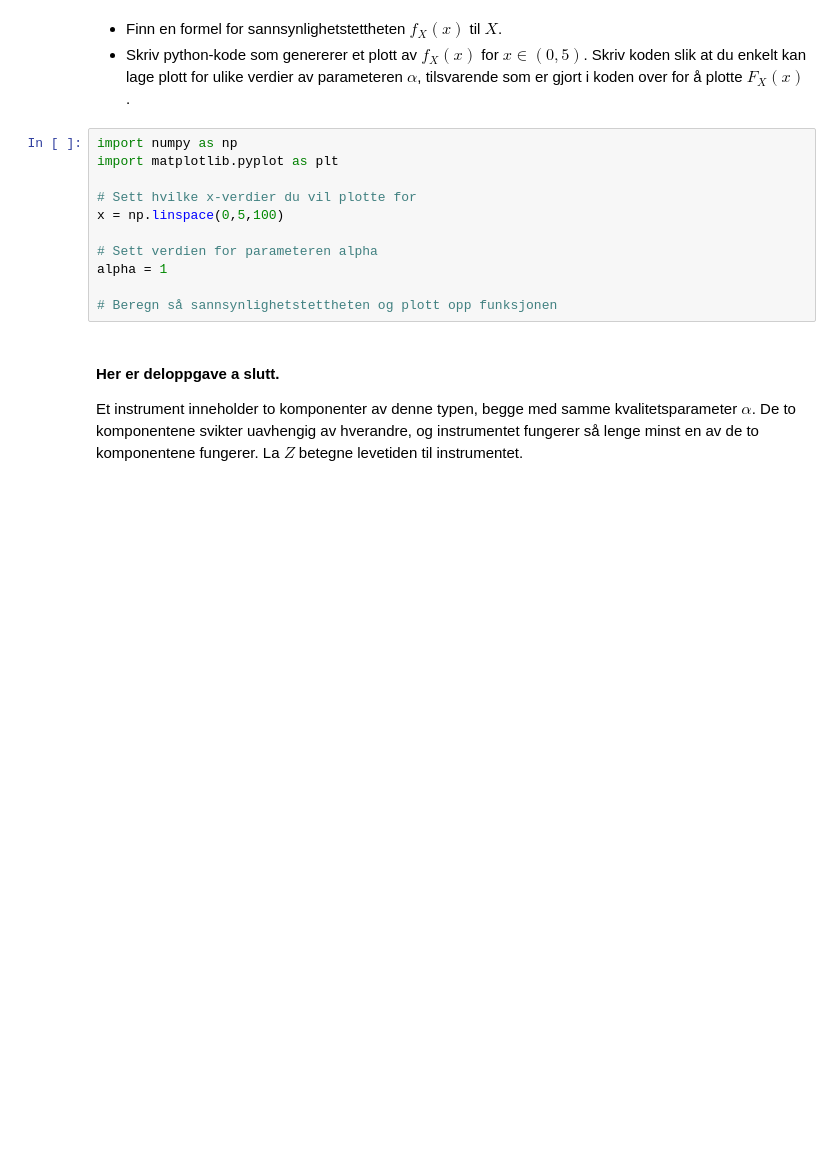
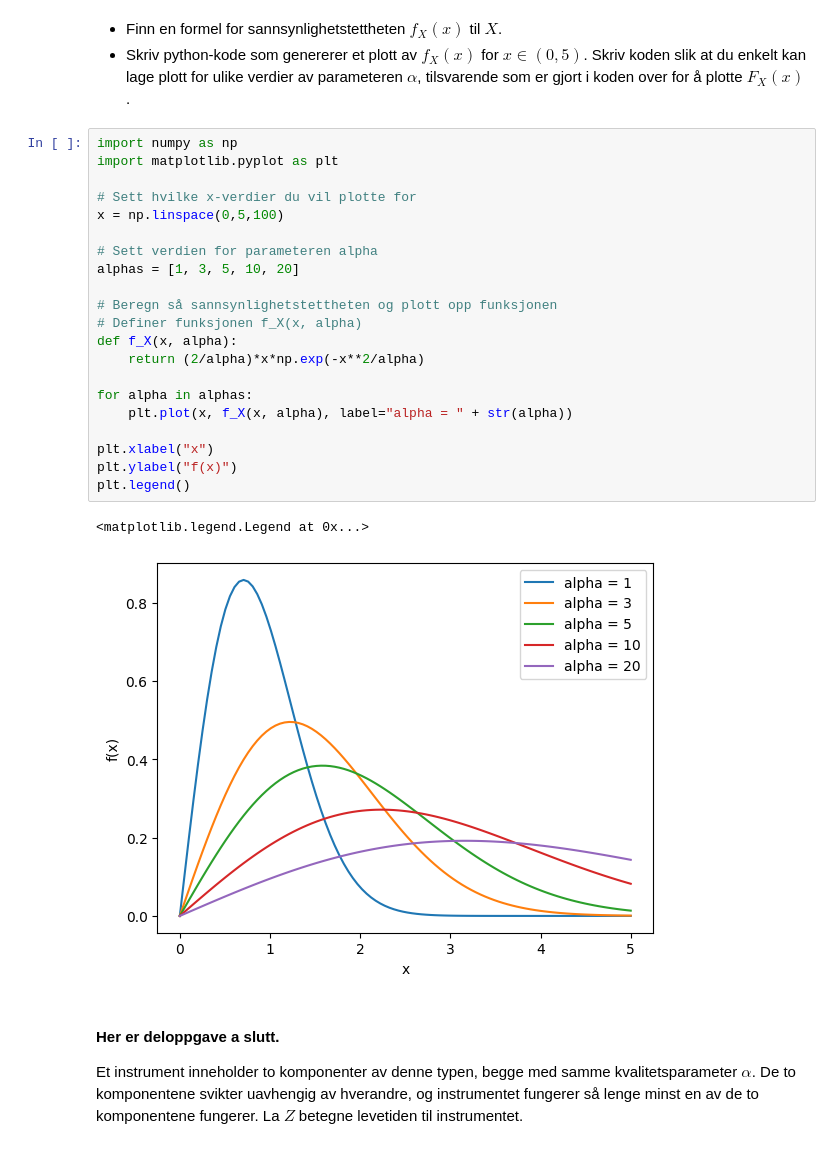
Before and after one commit to erikbohne/TMA4245_Statistics, a Jupyter notebook: pset1/pset1.ipynb, the cells around one changed output. Saved outputs shown, nothing was run; the diff lists cells and outputs as text; blank space fills up the shorter version.

```diff
--- a/pset1/pset1.ipynb
+++ b/pset1/pset1.ipynb
@@ -160,14 +160,27 @@ plt.show()
 # %%
 import numpy as np
 import matplotlib.pyplot as plt
 
 # Sett hvilke x-verdier du vil plotte for
 x = np.linspace(0,5,100)
 
 # Sett verdien for parameteren alpha
-alpha = 1
+alphas = [1, 3, 5, 10, 20]
 
 # Beregn så sannsynlighetstettheten og plott opp funksjonen
+# Definer funksjonen f_X(x, alpha)
+def f_X(x, alpha):
+    return (2/alpha)*x*np.exp(-x**2/alpha)
+
+for alpha in alphas:
+    plt.plot(x, f_X(x, alpha), label="alpha = " + str(alpha))
+
+plt.xlabel("x")
+plt.ylabel("f(x)")
+plt.legend()
+# %% [output]
+<matplotlib.legend.Legend at 0x...>
+[figure, added]
 # %% [markdown]
 #### Her er deloppgave a slutt.
 
```
Also changed, not shown: 2 other files.
